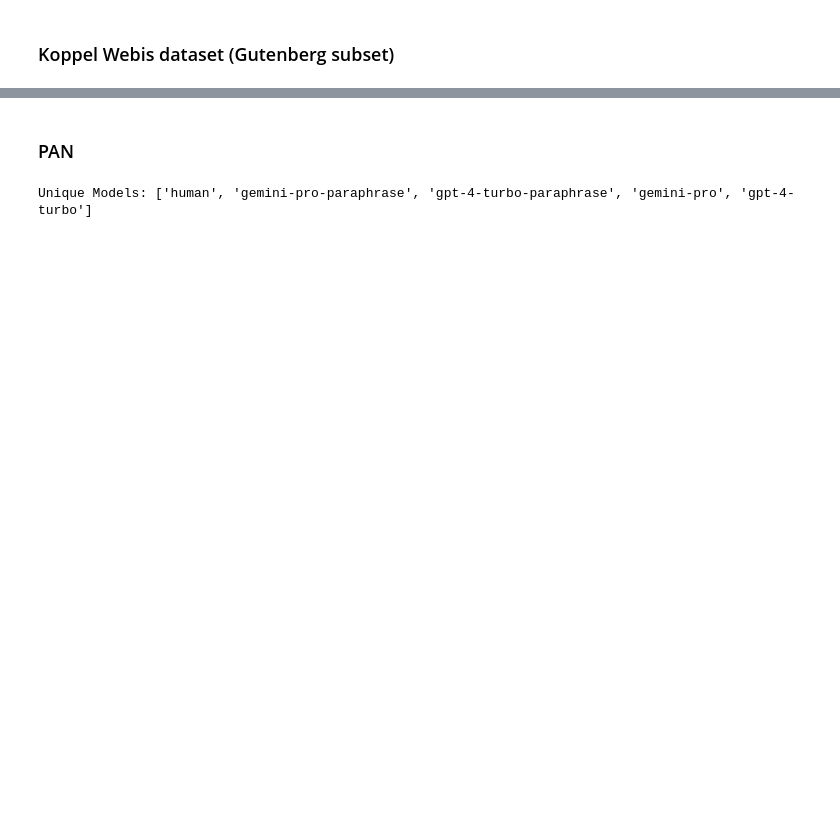
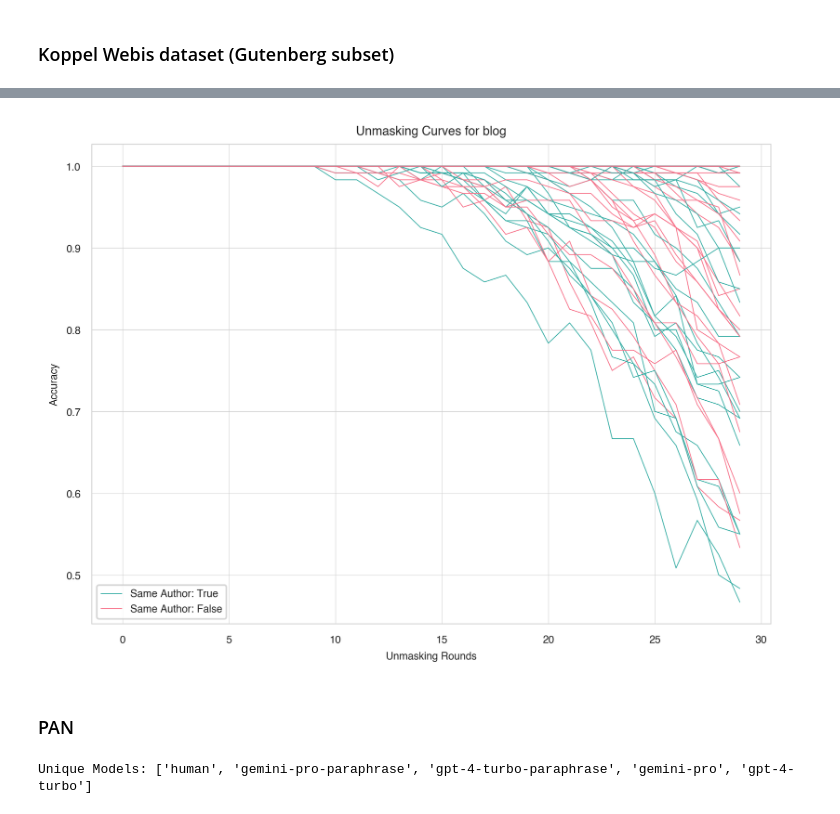
Before and after one commit to webis-de/emnlp26-impostors-method-llm-hard-negatives, a Jupyter notebook: notebooks/unmasking.ipynb, the cells around one changed output, grey strips where cells are left out. Saved outputs shown, nothing was run; the diff lists cells and outputs as text; code cells hidden in the pictures; blank space fills up the shorter version.

Commit message:
feat: Run unmasking on Blog dataset

```diff
--- a/notebooks/unmasking.ipynb
+++ b/notebooks/unmasking.ipynb
@@ -259,0 +261,3 @@ plot_unmasking_curves(curves=curves, targets=targets, savefig=Path.cwd().parent
+# %%
+ds_blog = load_from_disk(os.path.join(os.path.abspath(".."), CONFIG.PATH2BLOG))['train'].to_pandas()
+targets = ds_blog['same']
@@ -259,0 +280,2 @@ plot_unmasking_curves(curves=curves, targets=targets, savefig=Path.cwd().parent
+# %%
+curves = unmask(ds_blog)
@@ -260,3 +286,8 @@ plot_unmasking_curves(curves=curves, targets=targets, savefig=Path.cwd().parent
+# %%
+sys.path.append(os.path.abspath(".."))
+plot_unmasking_curves(curves=curves, targets=targets, savefig=Path.cwd().parent / CONFIG.SAVE_PATH / 'unmasking_curves' / CONFIG.BLOG, dataset_name=CONFIG.BLOG)
+# %% [output]
+[figure, added]
 # %% [markdown]
 ### PAN
 # %%
```
Also changed, not shown: parts of 15 cells of this notebook.
